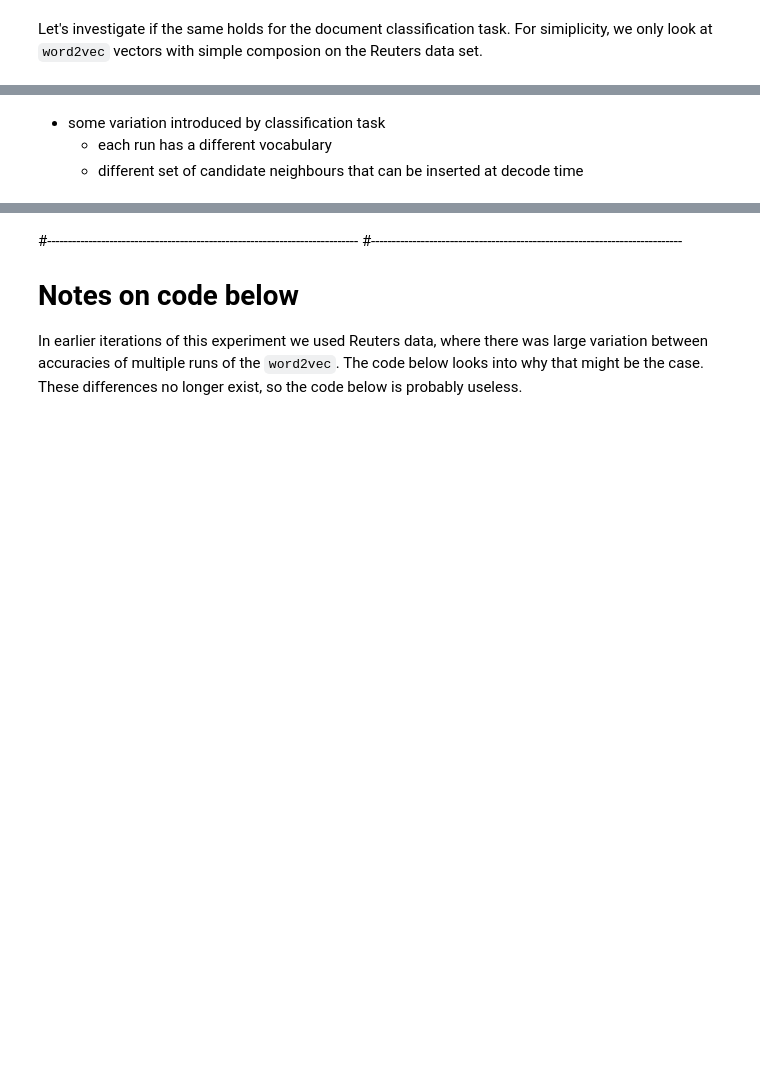
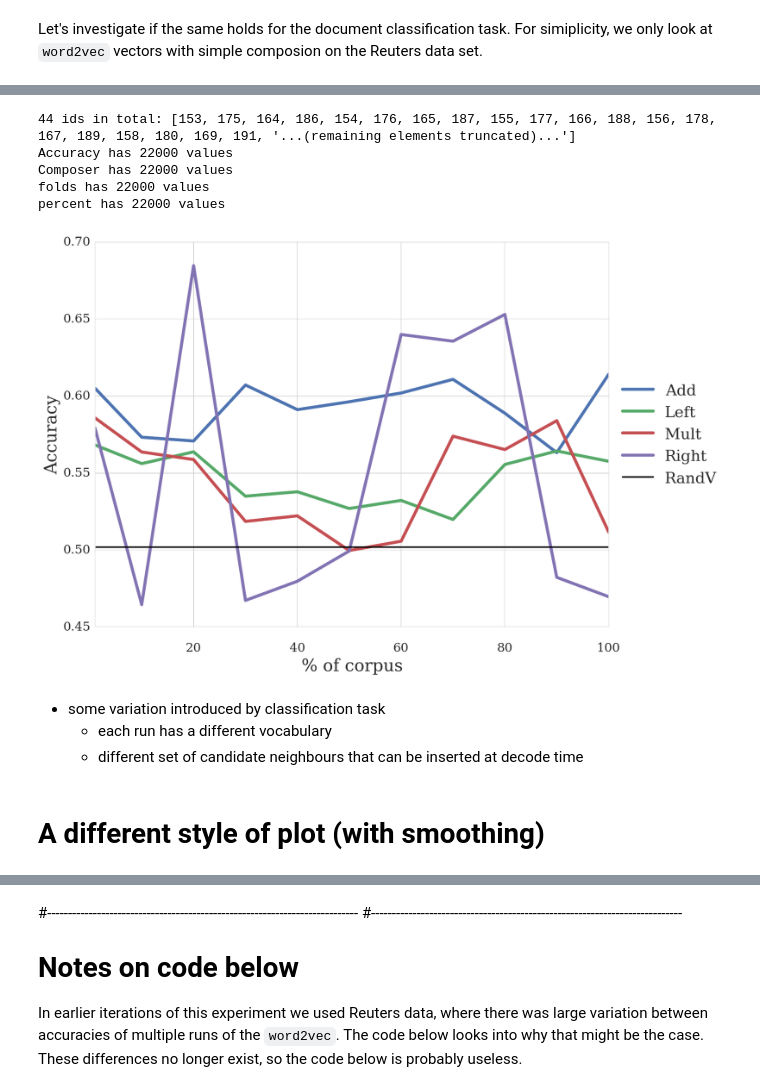
Before and after one commit to mbatchkarov/ExpLosion, a Jupyter notebook: notebooks/effect_of_unlabelled_size.ipynb, the cells around one changed output, grey strips where cells are left out. Cells and saved outputs as stored; diff of their text form; code cells hidden in the pictures; blank space fills up the shorter version.

```diff
--- a/notebooks/effect_of_unlabelled_size.ipynb
+++ b/notebooks/effect_of_unlabelled_size.ipynb
@@ -80,7 +60,19 @@ plt.savefig('plot-w2v_learning_curve_amazon.pdf', format='pdf', dpi=300, bbox_in
+# %%
+plot(corpus='reuters21578/r8-tagged-grouped')
+plt.savefig('plot-w2v_learning_curve_r2.pdf', format='pdf', dpi=300, bbox_inches='tight', pad_inches=0.1)
+# %% [output]
+44 ids in total: [153, 175, 164, 186, 154, 176, 165, 187, 155, 177, 166, 188, 156, 178, 167, 189, 158, 180, 169, 191, '...(remaining elements truncated)...']
+Accuracy has 22000 values
+Composer has 22000 values
+folds has 22000 values
+percent has 22000 values
+[figure, added]
 # %% [markdown]
  - some variation introduced by classification task
    - each run has a different vocabulary
    - different set of candidate neighbours that can be inserted at decode time
+# %% [markdown]
+# A different style of plot (with smoothing)
 # %%
 plt.rcParams['legend.fontsize'] = 16
 plt.rcParams['axes.labelsize'] = 16
```
Also changed, not shown: parts of 10 cells of this notebook, 16 other files.
